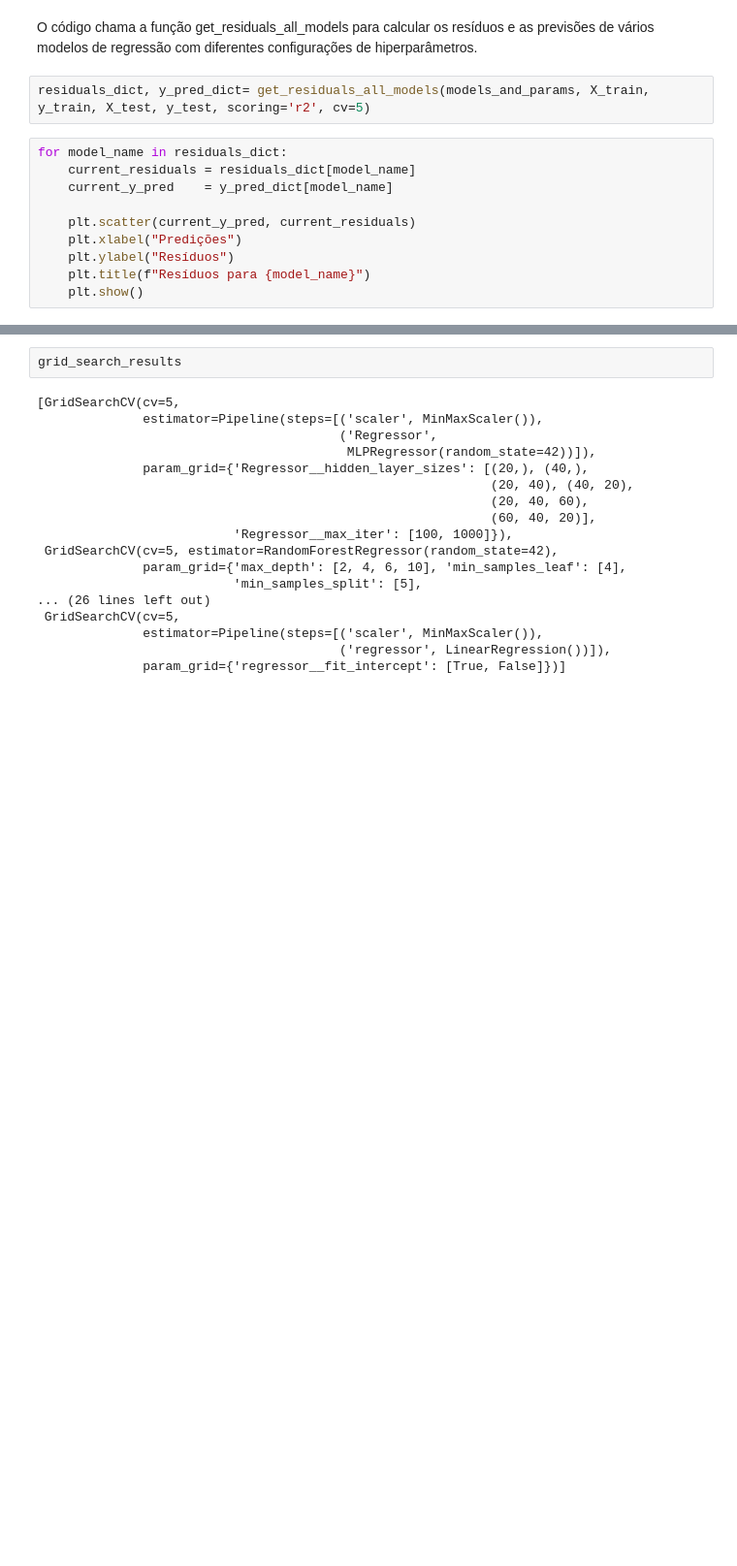
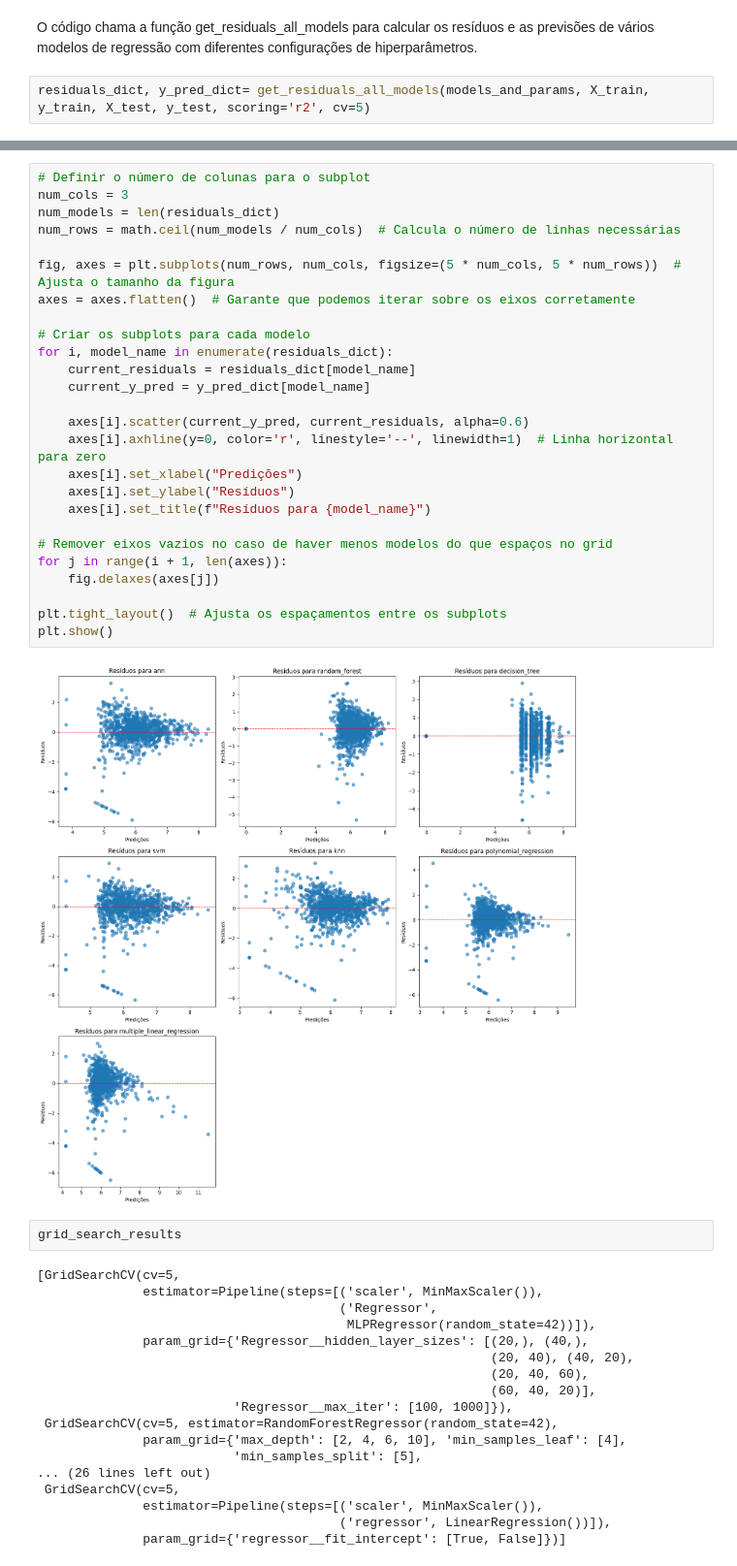
Before and after one commit to pereiranuno/MovieRating, a Jupyter notebook: pf_np_group_project.ipynb, the cells around one changed output, grey strips where cells are left out. Shown at 97% size. Cells and saved outputs as stored; diff of their text form; blank space fills up the shorter version.

Commit message:
plot residuals line zero

```diff
--- a/pf_np_group_project.ipynb
+++ b/pf_np_group_project.ipynb
@@ -578,13 +579,3 @@ def evaluate_all_models(models_and_params, X_train, y_train, X_test, y_test, sco
 O código chama a função get_residuals_all_models para calcular os resíduos e as previsões de vários modelos de regressão com diferentes configurações de hiperparâmetros.
 # %%
 residuals_dict, y_pred_dict= get_residuals_all_models(models_and_params, X_train, y_train, X_test, y_test, scoring='r2', cv=5)
-# %%
-for model_name in residuals_dict:
-    current_residuals = residuals_dict[model_name]
-    current_y_pred    = y_pred_dict[model_name]
-
-    plt.scatter(current_y_pred, current_residuals)
-    plt.xlabel("Predições")
-    plt.ylabel("Resíduos")
-    plt.title(f"Resíduos para {model_name}")
-    plt.show()
@@ -599,3 +582,31 @@ for model_name in residuals_dict:
+# %%
+# Definir o número de colunas para o subplot
+num_cols = 3
+num_models = len(residuals_dict)
+num_rows = math.ceil(num_models / num_cols)  # Calcula o número de linhas necessárias
+
+fig, axes = plt.subplots(num_rows, num_cols, figsize=(5 * num_cols, 5 * num_rows))  # Ajusta o tamanho da figura
+axes = axes.flatten()  # Garante que podemos iterar sobre os eixos corretamente
+
+# Criar os subplots para cada modelo
+for i, model_name in enumerate(residuals_dict):
+    current_residuals = residuals_dict[model_name]
+    current_y_pred = y_pred_dict[model_name]
+
+    axes[i].scatter(current_y_pred, current_residuals, alpha=0.6)
+    axes[i].axhline(y=0, color='r', linestyle='--', linewidth=1)  # Linha horizontal para zero
+    axes[i].set_xlabel("Predições")
+    axes[i].set_ylabel("Resíduos")
+    axes[i].set_title(f"Resíduos para {model_name}")
+
+# Remover eixos vazios no caso de haver menos modelos do que espaços no grid
+for j in range(i + 1, len(axes)):
+    fig.delaxes(axes[j])
+
+plt.tight_layout()  # Ajusta os espaçamentos entre os subplots
+plt.show()
+# %% [output]
+[figure, added]
 # %%
 grid_search_results
 # %% [output]
```
Also changed, not shown: parts of 2 cells of this notebook.
